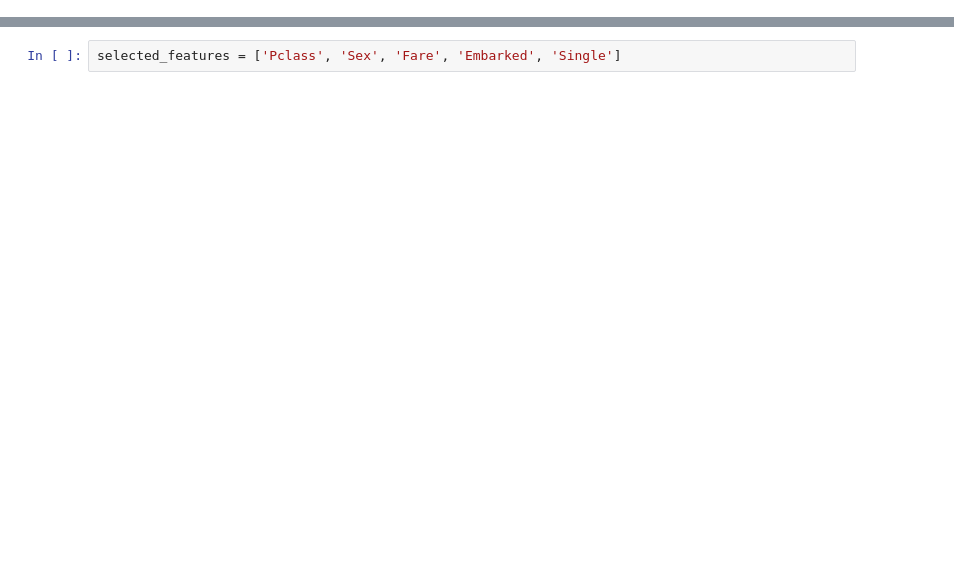
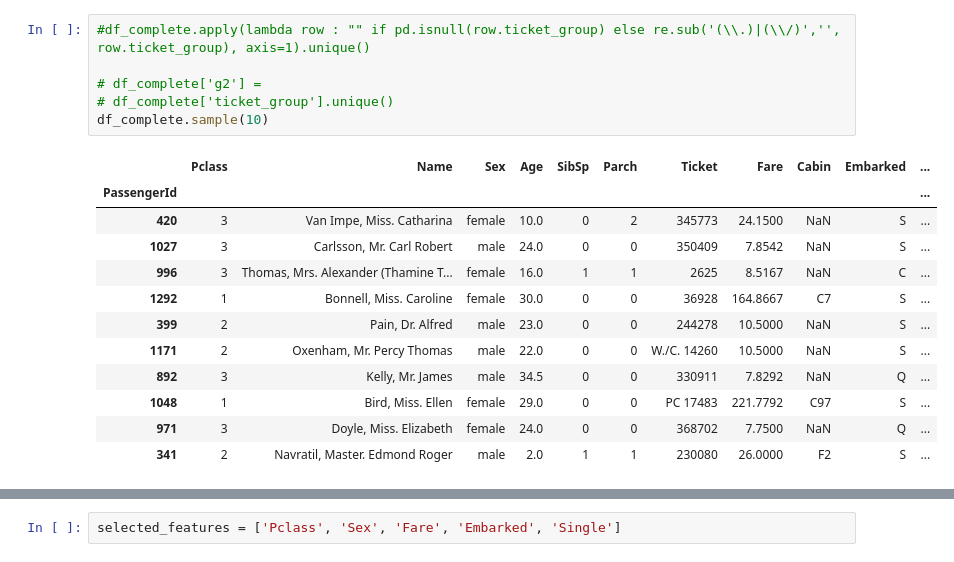
Before and after one commit to Greyhouse-Consulting/kaggle_titanic, a Jupyter notebook: TT.ipynb, the cells around one changed output, grey strips where cells are left out. Cells and saved outputs as stored; diff of their text form; blank space fills up the shorter version.

```diff
--- a/TT.ipynb
+++ b/TT.ipynb
@@ -114,3 +188,22 @@ LinearRegression(copy_X=True, fit_intercept=True, n_jobs=None, normalize=False)
+# %%
+#df_complete.apply(lambda row : "" if pd.isnull(row.ticket_group) else re.sub('(\\.)|(\\/)','', row.ticket_group), axis=1).unique()
+
+# df_complete['g2'] =
+# df_complete['ticket_group'].unique()
+df_complete.sample(10)
+# %% [output]
+|  | Pclass | Name | Sex | Age | SibSp | Parch | Ticket | Fare | Cabin | Embarked | ... |
+| PassengerId |  |  |  |  |  |  |  |  |  |  | ... |
+| 420 | 3 | Van Impe, Miss. Catharina | female | 10.0 | 0 | 2 | 345773 | 24.1500 | NaN | S | ... |
+| 1027 | 3 | Carlsson, Mr. Carl Robert | male | 24.0 | 0 | 0 | 350409 | 7.8542 | NaN | S | ... |
+| 996 | 3 | Thomas, Mrs. Alexander (Thamine T... | female | 16.0 | 1 | 1 | 2625 | 8.5167 | NaN | C | ... |
+| 1292 | 1 | Bonnell, Miss. Caroline | female | 30.0 | 0 | 0 | 36928 | 164.8667 | C7 | S | ... |
+| 399 | 2 | Pain, Dr. Alfred | male | 23.0 | 0 | 0 | 244278 | 10.5000 | NaN | S | ... |
+| 1171 | 2 | Oxenham, Mr. Percy Thomas | male | 22.0 | 0 | 0 | W./C. 14260 | 10.5000 | NaN | S | ... |
+| 892 | 3 | Kelly, Mr. James | male | 34.5 | 0 | 0 | 330911 | 7.8292 | NaN | Q | ... |
+| 1048 | 1 | Bird, Miss. Ellen | female | 29.0 | 0 | 0 | PC 17483 | 221.7792 | C97 | S | ... |
+| 971 | 3 | Doyle, Miss. Elizabeth | female | 24.0 | 0 | 0 | 368702 | 7.7500 | NaN | Q | ... |
+| 341 | 2 | Navratil, Master. Edmond Roger | male | 2.0 | 1 | 1 | 230080 | 26.0000 | F2 | S | ... |
 # %%
 # m = {}
 # for k, v in d.to_dict().items():
```
Also changed, not shown: parts of 13 cells of this notebook, 1 other file.
